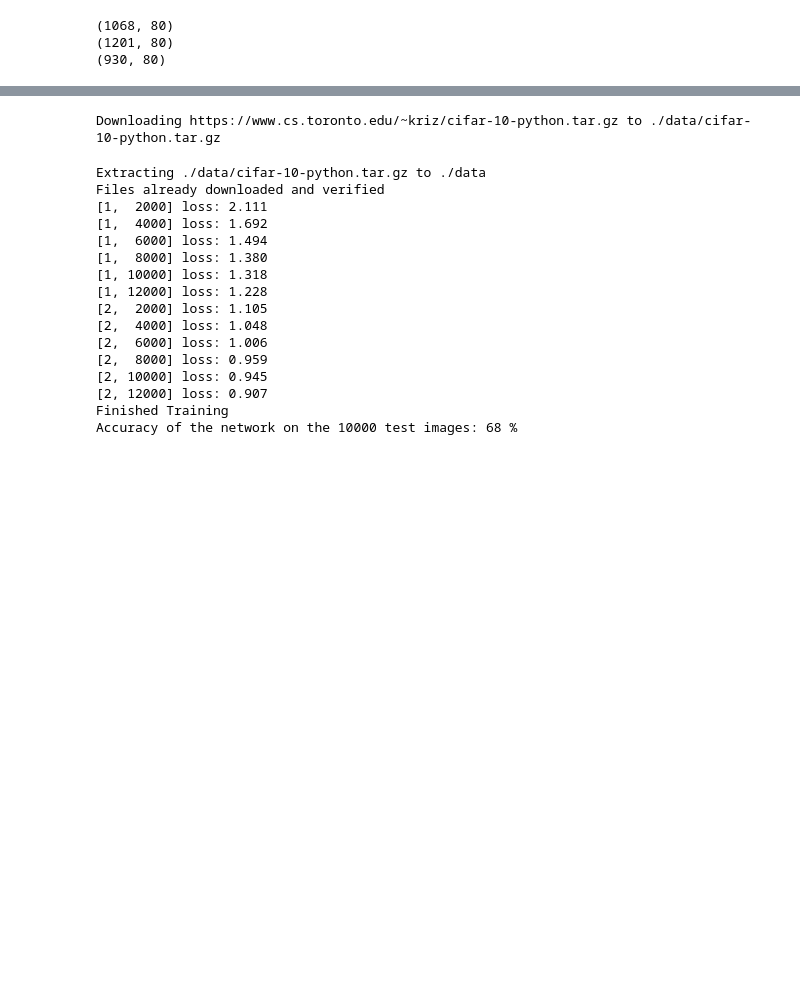
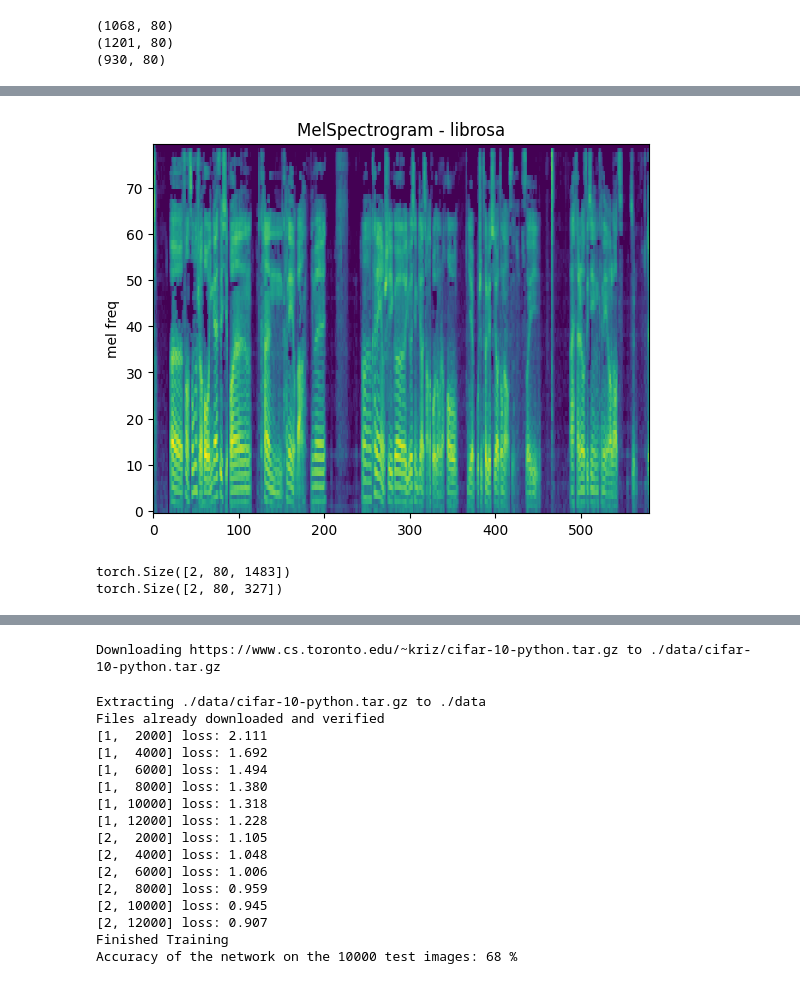
Before and after one commit to tabaraei/depression-detection, a Jupyter notebook: depression_detection.ipynb, the cells around one changed output, grey strips where cells are left out. Saved outputs shown, nothing was run; the diff lists cells and outputs as text; code cells hidden in the pictures; blank space fills up the shorter version.

```diff
--- a/depression_detection.ipynb
+++ b/depression_detection.ipynb
@@ -73,0 +157,12 @@ print(X_test[0][2].shape)
+# %%
+plot_spectrogram(melspec_librosa, title="MelSpectrogram - librosa", ylabel="mel freq")
+# %% [output]
+[figure, added]
+# %%
+mel1 = mel_spectrogram(torchaudio.load(f'{DATA_DIR}/t_1/positive_out.wav')[0])
+mel2 = mel_spectrogram(torchaudio.load(f'{DATA_DIR}/t_2/positive_out.wav')[0])
+print(mel1.shape)
+print(mel2.shape)
+# %% [output]
+torch.Size([2, 80, 1483])
+torch.Size([2, 80, 327])
```
Also changed, not shown: parts of 26 cells of this notebook.
